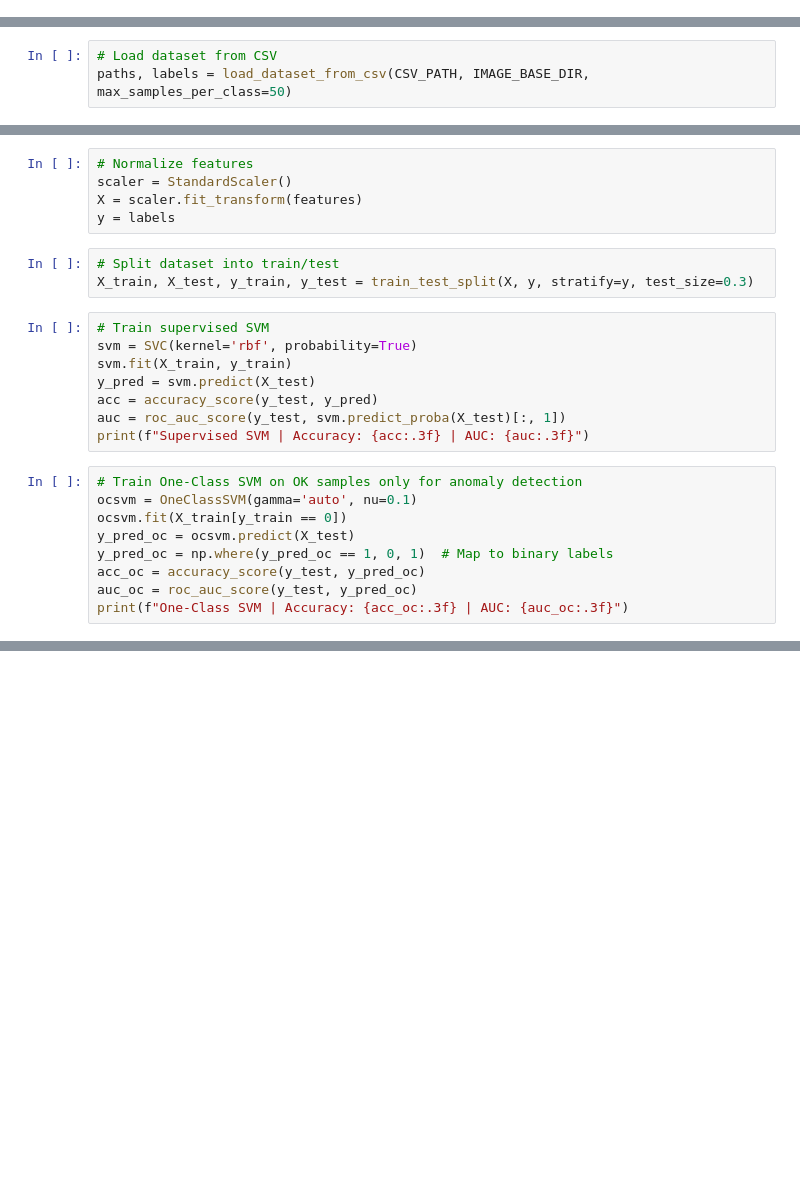
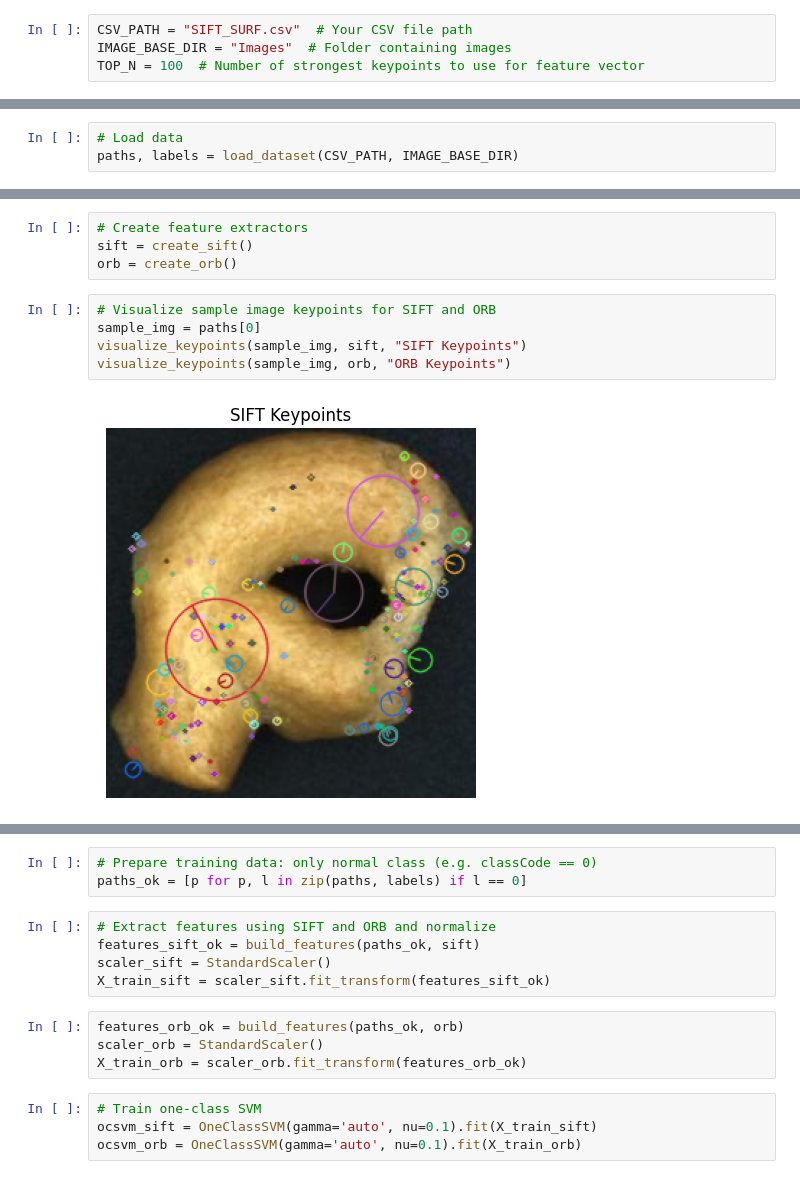
Before and after one commit to 1129Papadeb/SIFT_and_SURF, a Jupyter notebook: Sift_Surf.ipynb, the cells around one changed output, grey strips where cells are left out. Drawn from its saved outputs; the diff is of its cells as text; blank space fills up the shorter version.

```diff
--- a/Sift_Surf.ipynb
+++ b/Sift_Surf.ipynb
@@ -1 +10,5 @@
+# %%
+CSV_PATH = "SIFT_SURF.csv"  # Your CSV file path
+IMAGE_BASE_DIR = "Images"  # Folder containing images
+TOP_N = 100  # Number of strongest keypoints to use for feature vector
 # %%
@@ -61,3 +53,3 @@ def build_features(paths, extractor, top_n=5):
 # %%
-# Load dataset from CSV
-paths, labels = load_dataset_from_csv(CSV_PATH, IMAGE_BASE_DIR, max_samples_per_class=50)
+# Load data
+paths, labels = load_dataset(CSV_PATH, IMAGE_BASE_DIR)
@@ -72,25 +56,11 @@ features = build_features(paths, extractor, TOP_N)
-# %%
-# Normalize features
-scaler = StandardScaler()
-X = scaler.fit_transform(features)
-y = labels
-# %%
-# Split dataset into train/test
-X_train, X_test, y_train, y_test = train_test_split(X, y, stratify=y, test_size=0.3)
-# %%
-# Train supervised SVM
-svm = SVC(kernel='rbf', probability=True)
-svm.fit(X_train, y_train)
-y_pred = svm.predict(X_test)
-acc = accuracy_score(y_test, y_pred)
-auc = roc_auc_score(y_test, svm.predict_proba(X_test)[:, 1])
-print(f"Supervised SVM | Accuracy: {acc:.3f} | AUC: {auc:.3f}")
-# %%
-# Train One-Class SVM on OK samples only for anomaly detection
-ocsvm = OneClassSVM(gamma='auto', nu=0.1)
-ocsvm.fit(X_train[y_train == 0])
-y_pred_oc = ocsvm.predict(X_test)
-y_pred_oc = np.where(y_pred_oc == 1, 0, 1)  # Map to binary labels
-acc_oc = accuracy_score(y_test, y_pred_oc)
-auc_oc = roc_auc_score(y_test, y_pred_oc)
-print(f"One-Class SVM | Accuracy: {acc_oc:.3f} | AUC: {auc_oc:.3f}")
+# %%
+# Create feature extractors
+sift = create_sift()
+orb = create_orb()
+# %%
+# Visualize sample image keypoints for SIFT and ORB
+sample_img = paths[0]
+visualize_keypoints(sample_img, sift, "SIFT Keypoints")
+visualize_keypoints(sample_img, orb, "ORB Keypoints")
+# %% [output]
+[figure, added]
@@ -96,0 +68,16 @@ print(f"One-Class SVM | Accuracy: {acc_oc:.3f} | AUC: {auc_oc:.3f}")
+# %%
+# Prepare training data: only normal class (e.g. classCode == 0)
+paths_ok = [p for p, l in zip(paths, labels) if l == 0]
+# %%
+# Extract features using SIFT and ORB and normalize
+features_sift_ok = build_features(paths_ok, sift)
+scaler_sift = StandardScaler()
+X_train_sift = scaler_sift.fit_transform(features_sift_ok)
+# %%
+features_orb_ok = build_features(paths_ok, orb)
+scaler_orb = StandardScaler()
+X_train_orb = scaler_orb.fit_transform(features_orb_ok)
+# %%
+# Train one-class SVM
+ocsvm_sift = OneClassSVM(gamma='auto', nu=0.1).fit(X_train_sift)
+ocsvm_orb = OneClassSVM(gamma='auto', nu=0.1).fit(X_train_orb)
```
Also changed, not shown: parts of 11 cells of this notebook.
